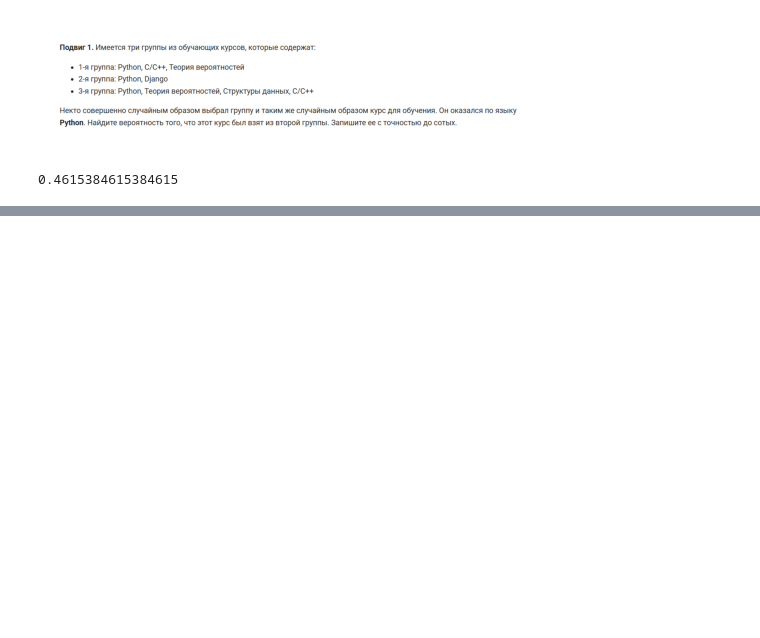
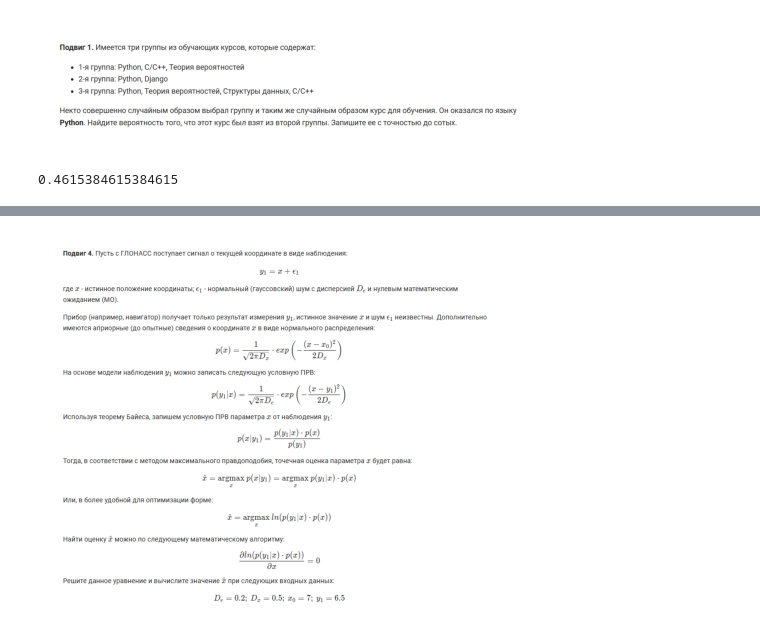
Before and after one commit to FedNirvanous451/course_machine_learning, a Jupyter notebook: Вероятностный взгляд на МО/3_3.ipynb, the cells around one changed output, grey strips where cells are left out. Drawn from its saved outputs; the diff is of its cells as text; code cells hidden in the pictures; blank space fills up the shorter version.

```diff
--- a/Вероятностный взгляд на МО/3_3.ipynb
+++ b/Вероятностный взгляд на МО/3_3.ipynb
@@ -17,0 +32,10 @@ print(1/3 * (1/2) / (1/3*1/2 + 1/3*1/3 + 1/3*1/4))
+# %%
+from matplotlib import pyplot as plt
+import matplotlib.image as mpimg
+
+img = mpimg.imread('../img/3_3_2.png')  # Загрузите изображение, указав путь к файлу.
+plt.imshow(img)  # Отобразите изображение.
+plt.axis('off')  # Отключите отображение осей.
+plt.show()
+# %% [output]
+[figure, added]
```
Also changed, not shown: parts of 3 cells of this notebook, 2 other files.
